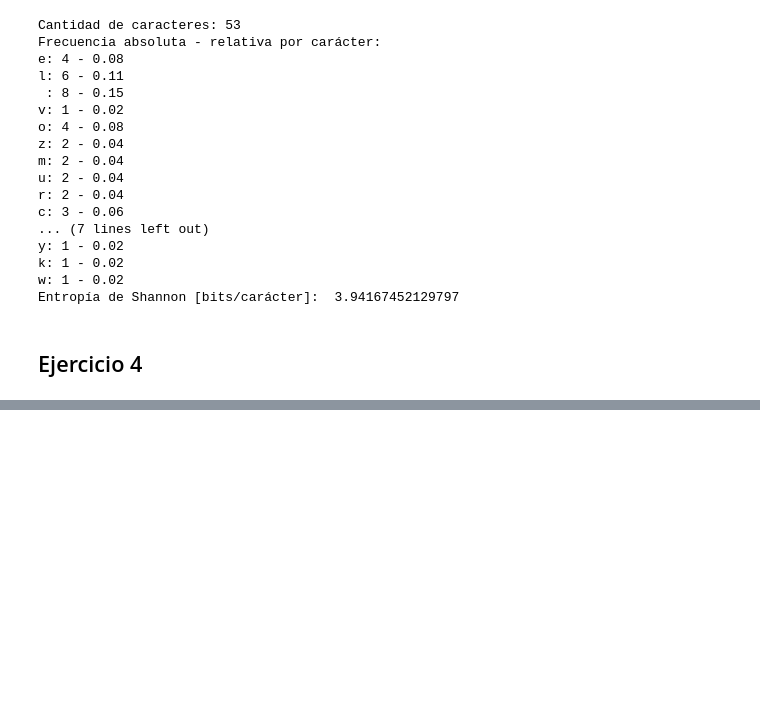
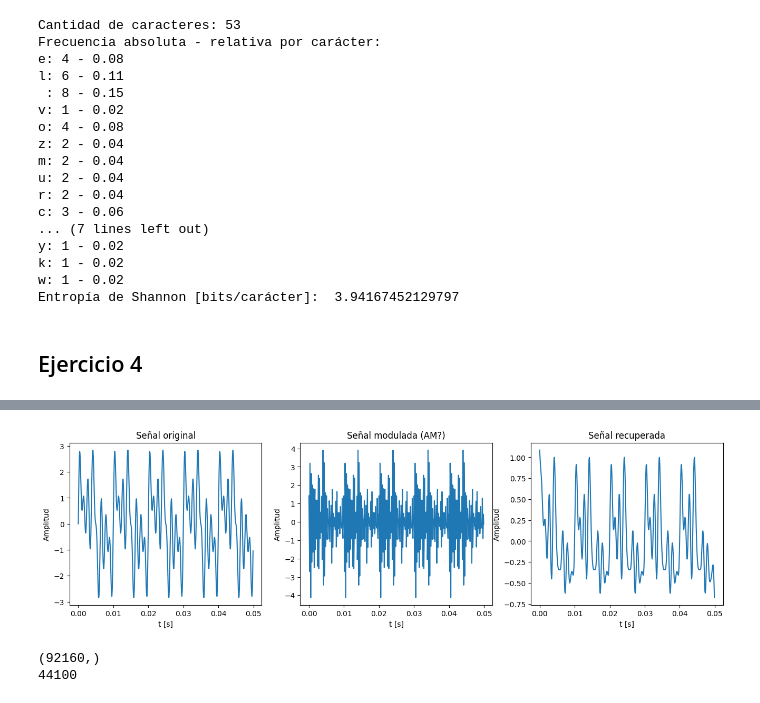
Before and after one commit to DayubMateo/PDS_2026_IIA, a Jupyter notebook: unidad - 5 Teoria de la comunicación/PDS_TP_5_act1.ipynb, the cells around one changed output, grey strips where cells are left out. Drawn from its saved outputs; the diff is of its cells as text; code cells hidden in the pictures; blank space fills up the shorter version.

```diff
--- a/unidad - 5 Teoria de la comunicación/PDS_TP_5_act1.ipynb
+++ b/unidad - 5 Teoria de la comunicación/PDS_TP_5_act1.ipynb
@@ -144,0 +290,56 @@ No es posible transmitir un video comprimido en baja resolución que requiere un
+# %%
+def am_asincrona(x, fs, fc, A):
+    t = np.arange(len(x))/fs
+    s = (A + x) * np.cos(2*np.pi*fc*t)
+    # Demodulación
+    s_dem = np.maximum(s, 0)
+
+    # Aplicamos pasa bajos 😤🎉🦐
+    wn = fc/3
+    wn /= fs/2
+    b, a = butter(5, wn, btype='low')
+    s_dem = filtfilt(b, a, s_dem)
+
+    s_dem -= np.mean(s_dem)
+    s_dem /= np.max(np.abs(s_dem[100:-100]))
+
+    return s, s_dem
+# %%
+fm = 10000
+fc = 3000
+# Escenario A
+dom, x = generar_senoidal(0.05, [100, 300, 500, 800], fm)
+phi = 50
+A = 0.5 * np.max(np.abs(x))
+
+A_s, A_s_dem = am_asincrona(x, fm, fc, A)
+
+plt.figure(figsize=(16,4))
+plt.subplot(1,3,1)
+plt.title("Señal original")
+plt.plot(dom, x)
+plt.xlabel("t [s]")
+plt.ylabel("Amplitud")
+
+plt.subplot(1,3,2)
+plt.title("Señal modulada (AM?)")
+plt.plot(dom, A_s)
+plt.xlabel("t [s]")
+plt.ylabel("Amplitud")
+
+plt.subplot(1,3,3)
+plt.title("Señal recuperada")
+plt.plot(dom, A_s_dem)
+plt.xlabel("t [s]")
+plt.ylabel("Amplitud")
+plt.show()
+# %% [output]
+[figure, added]
+# %%
+audio, fs = librosa.load("Archivos para el TP-20260508/audio1.mp3", sr=None)
+
+print(audio.shape)
+print(fs)
+# %% [output]
+(92160,)
+44100
```
Also changed, not shown: parts of 33 cells of this notebook, 10 other files.
